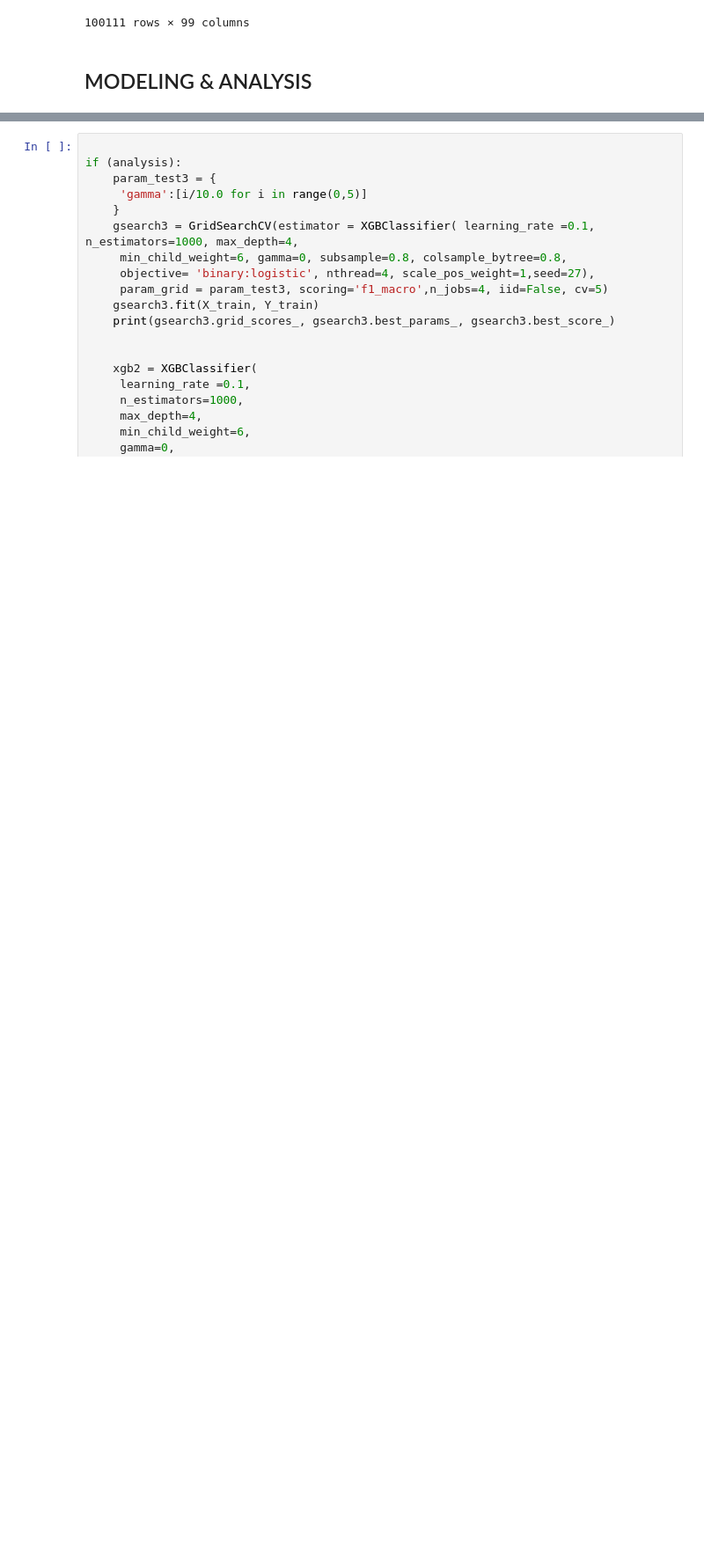
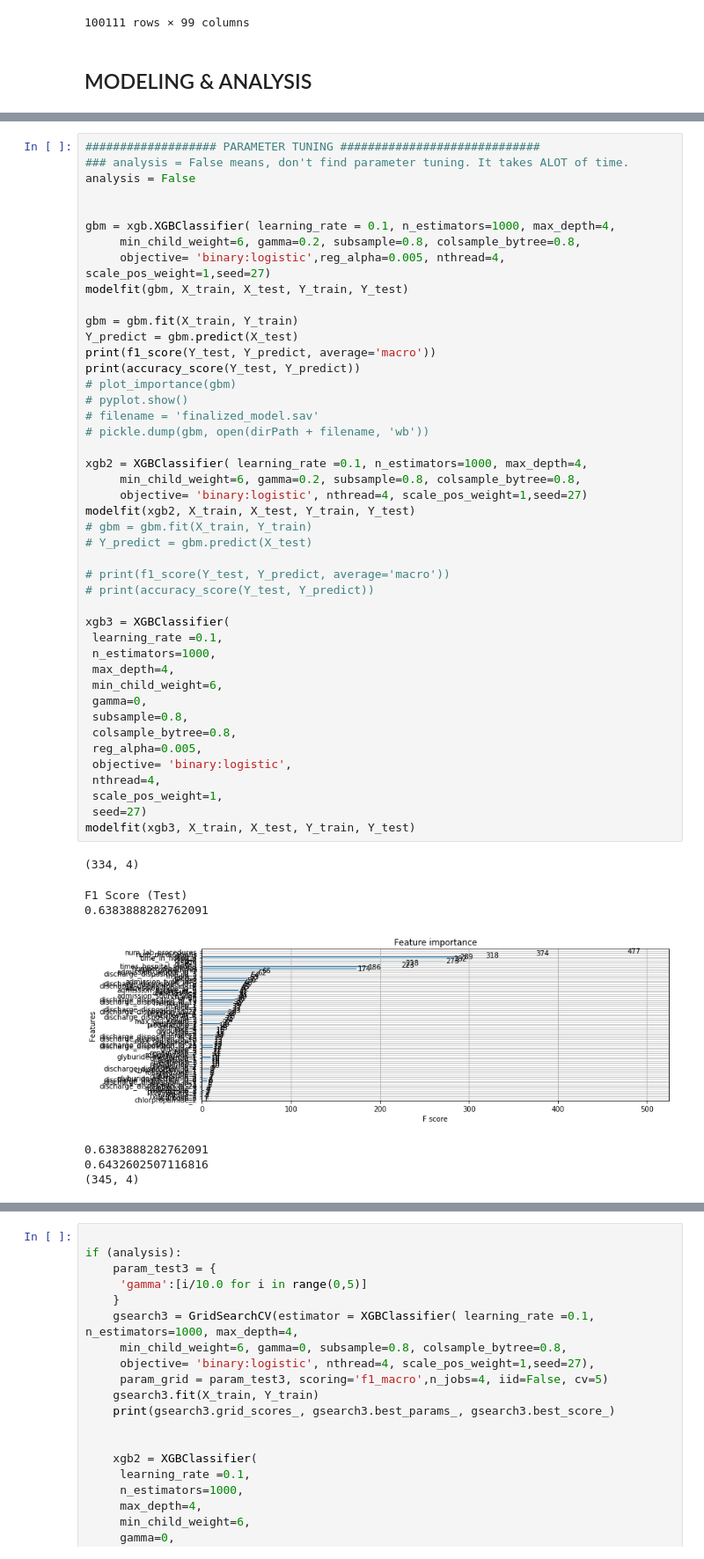
Before and after one commit to chiragarora17/readmission-prediction, a Jupyter notebook: AdmissionRateDataModeling-Chirag-XGBoost.ipynb, the cells around one changed output, grey strips where cells are left out. Shown at 88% size. Saved outputs shown, nothing was run; the diff lists cells and outputs as text; blank space fills up the shorter version.

```diff
--- a/AdmissionRateDataModeling-Chirag-XGBoost.ipynb
+++ b/AdmissionRateDataModeling-Chirag-XGBoost.ipynb
@@ -150,0 +191,52 @@ KeyboardInterrupt:
+# %%
+################### PARAMETER TUNING #############################
+### analysis = False means, don't find parameter tuning. It takes ALOT of time.
+analysis = False
+
+
+gbm = xgb.XGBClassifier( learning_rate = 0.1, n_estimators=1000, max_depth=4,
+     min_child_weight=6, gamma=0.2, subsample=0.8, colsample_bytree=0.8,
+     objective= 'binary:logistic',reg_alpha=0.005, nthread=4, scale_pos_weight=1,seed=27)
+modelfit(gbm, X_train, X_test, Y_train, Y_test)
+
+gbm = gbm.fit(X_train, Y_train)
+Y_predict = gbm.predict(X_test)
+print(f1_score(Y_test, Y_predict, average='macro'))
+print(accuracy_score(Y_test, Y_predict))
+# plot_importance(gbm)
+# pyplot.show()
+# filename = 'finalized_model.sav'
+# pickle.dump(gbm, open(dirPath + filename, 'wb'))
+
+xgb2 = XGBClassifier( learning_rate =0.1, n_estimators=1000, max_depth=4,
+     min_child_weight=6, gamma=0.2, subsample=0.8, colsample_bytree=0.8,
+     objective= 'binary:logistic', nthread=4, scale_pos_weight=1,seed=27)
+modelfit(xgb2, X_train, X_test, Y_train, Y_test)
+# gbm = gbm.fit(X_train, Y_train)
+# Y_predict = gbm.predict(X_test)
+
+# print(f1_score(Y_test, Y_predict, average='macro'))
+# print(accuracy_score(Y_test, Y_predict))
+
+xgb3 = XGBClassifier(
+ learning_rate =0.1,
+ n_estimators=1000,
+ max_depth=4,
+ min_child_weight=6,
+ gamma=0,
+ subsample=0.8,
+ colsample_bytree=0.8,
+ reg_alpha=0.005,
+ objective= 'binary:logistic',
+ nthread=4,
+ scale_pos_weight=1,
+ seed=27)
+modelfit(xgb3, X_train, X_test, Y_train, Y_test)
+# %% [output]
+(334, 4)
+F1 Score (Test)
+0.6383888282762091
+[figure, added]
+0.6383888282762091
+0.6432602507116816
+(345, 4)
```
Also changed, not shown: parts of 7 cells of this notebook, 1 other file.
